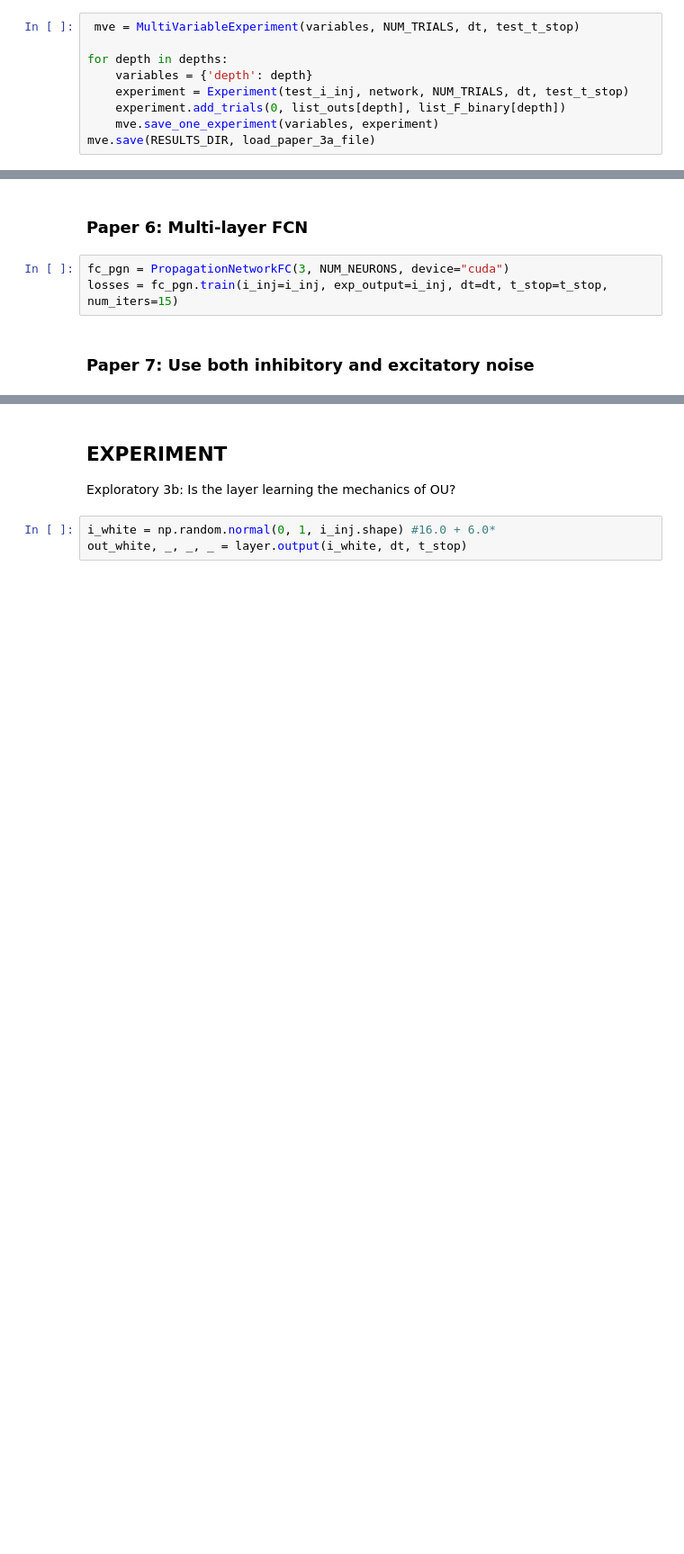
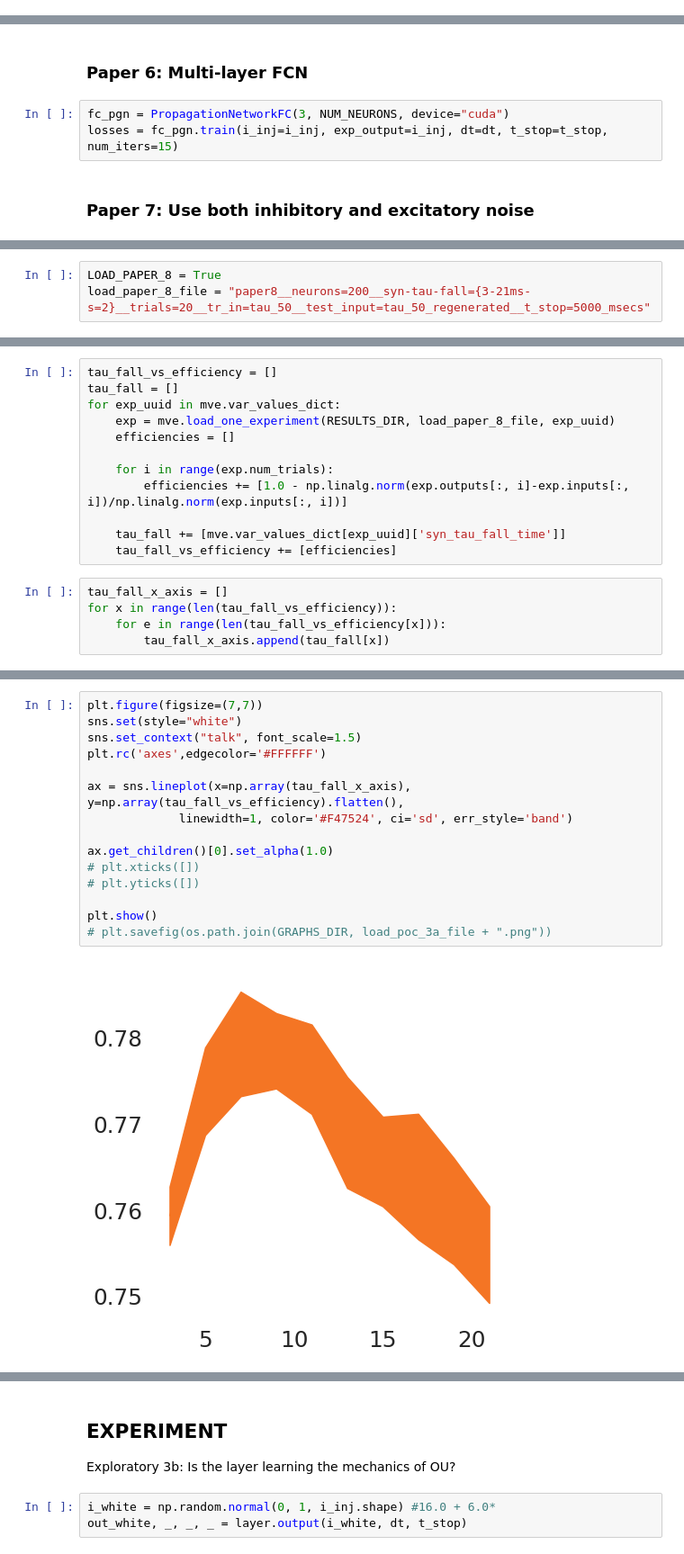
Before and after one commit to nsbspl/async-spike-propagation, a Jupyter notebook: main.ipynb, the cells around one changed output, grey strips where cells are left out. Shown at 90% size. Saved outputs shown, nothing was run; the diff lists cells and outputs as text; blank space fills up the shorter version.

```diff
--- a/main.ipynb
+++ b/main.ipynb
@@ -775,9 +654,0 @@ plt.savefig((os.path.join(GRAPHS_DIR, "input.png")))
-# %%
- mve = MultiVariableExperiment(variables, NUM_TRIALS, dt, test_t_stop)
-
-for depth in depths:
-    variables = {'depth': depth}
-    experiment = Experiment(test_i_inj, network, NUM_TRIALS, dt, test_t_stop)
-    experiment.add_trials(0, list_outs[depth], list_F_binary[depth])
-    mve.save_one_experiment(variables, experiment)
-mve.save(RESULTS_DIR, load_paper_3a_file)
@@ -935,0 +746,3 @@ losses = fc_pgn.train(i_inj=i_inj, exp_output=i_inj, dt=dt, t_stop=t_stop, num_i
+# %%
+LOAD_PAPER_8 = True
+load_paper_8_file = "paper8__neurons=200__syn-tau-fall={3-21ms-s=2}__trials=20__tr_in=tau_50__test_input=tau_50_regenerated__t_stop=5000_msecs"
@@ -935,0 +785,17 @@ losses = fc_pgn.train(i_inj=i_inj, exp_output=i_inj, dt=dt, t_stop=t_stop, num_i
+# %%
+tau_fall_vs_efficiency = []
+tau_fall = []
+for exp_uuid in mve.var_values_dict:
+    exp = mve.load_one_experiment(RESULTS_DIR, load_paper_8_file, exp_uuid)
+    efficiencies = []
+
+    for i in range(exp.num_trials):
+        efficiencies += [1.0 - np.linalg.norm(exp.outputs[:, i]-exp.inputs[:, i])/np.linalg.norm(exp.inputs[:, i])]
+
+    tau_fall += [mve.var_values_dict[exp_uuid]['syn_tau_fall_time']]
+    tau_fall_vs_efficiency += [efficiencies]
+# %%
+tau_fall_x_axis = []
+for x in range(len(tau_fall_vs_efficiency)):
+    for e in range(len(tau_fall_vs_efficiency[x])):
+        tau_fall_x_axis.append(tau_fall[x])
@@ -935,0 +807,17 @@ losses = fc_pgn.train(i_inj=i_inj, exp_output=i_inj, dt=dt, t_stop=t_stop, num_i
+# %%
+plt.figure(figsize=(7,7))
+sns.set(style="white")
+sns.set_context("talk", font_scale=1.5)
+plt.rc('axes',edgecolor='#FFFFFF')
+
+ax = sns.lineplot(x=np.array(tau_fall_x_axis), y=np.array(tau_fall_vs_efficiency).flatten(),
+             linewidth=1, color='#F47524', ci='sd', err_style='band')
+
+ax.get_children()[0].set_alpha(1.0)
+# plt.xticks([])
+# plt.yticks([])
+
+plt.show()
+# plt.savefig(os.path.join(GRAPHS_DIR, load_poc_3a_file + ".png"))
+# %% [output]
+[figure, added]
```
Also changed, not shown: parts of 50 cells of this notebook, 4 other files.
